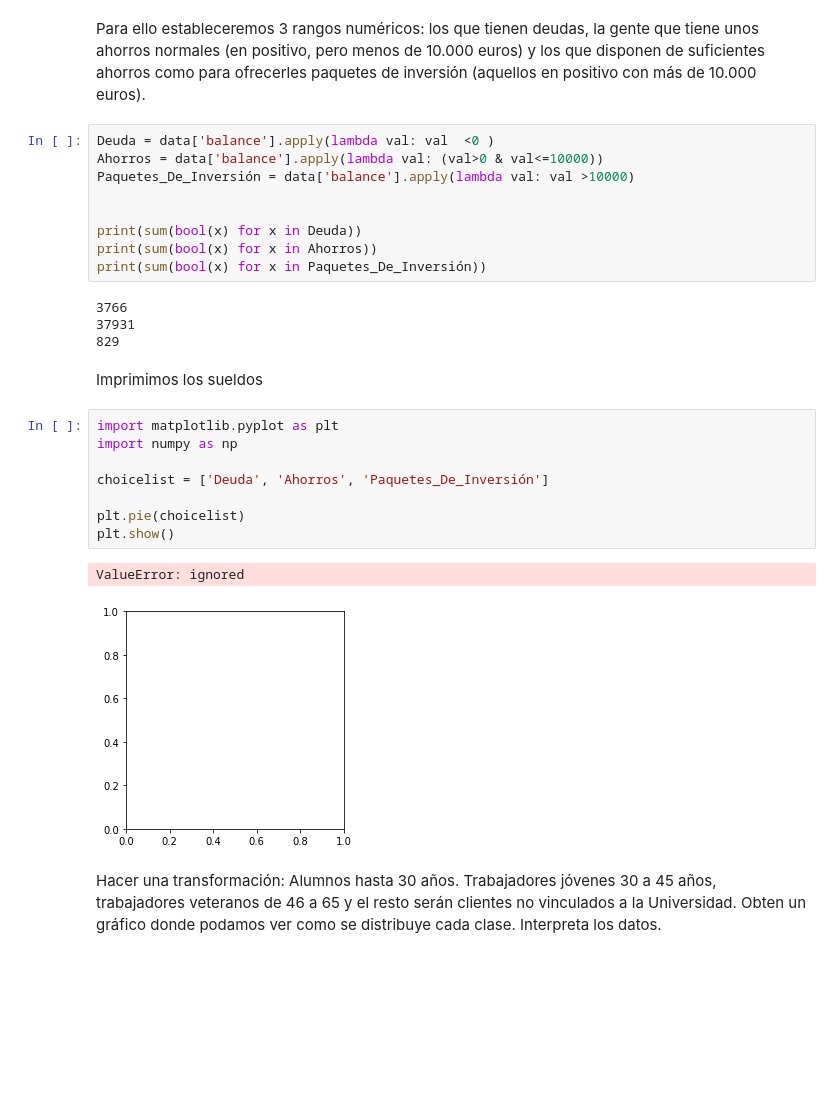
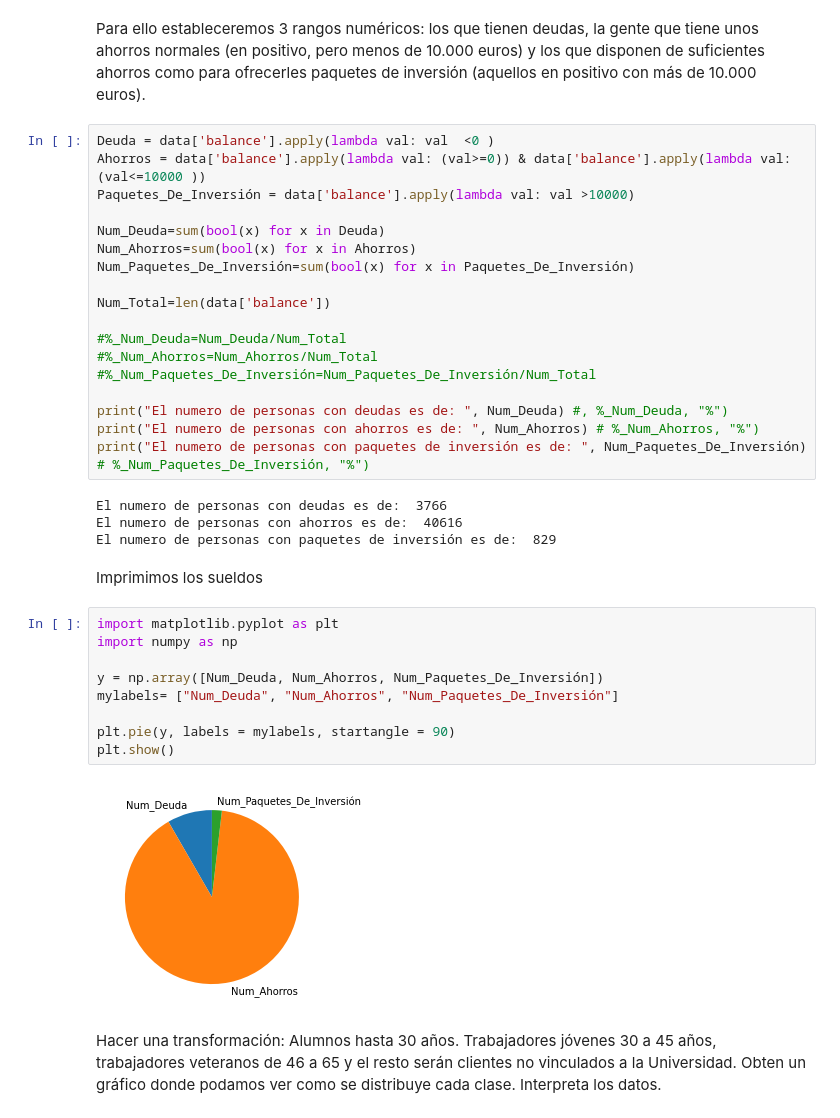
Before and after one commit to javierarteagapuell/deeplearning, a Jupyter notebook: Ejercicio2.ipynb, the cells around one changed output. Drawn from its saved outputs; the diff is of its cells as text; blank space fills up the shorter version.

```diff
--- a/Ejercicio2.ipynb
+++ b/Ejercicio2.ipynb
@@ -109,30 +109,39 @@ unos ahorros normales (en positivo, pero menos de 10.000 euros) y los que dispon
 como para ofrecerles paquetes de inversión (aquellos en positivo con más de 10.000 euros).
 # %%
 Deuda = data['balance'].apply(lambda val: val  <0 )
-Ahorros = data['balance'].apply(lambda val: (val>0 & val<=10000))
+Ahorros = data['balance'].apply(lambda val: (val>=0)) & data['balance'].apply(lambda val: (val<=10000 ))
 Paquetes_De_Inversión = data['balance'].apply(lambda val: val >10000)
 
+Num_Deuda=sum(bool(x) for x in Deuda)
+Num_Ahorros=sum(bool(x) for x in Ahorros)
+Num_Paquetes_De_Inversión=sum(bool(x) for x in Paquetes_De_Inversión)
 
-print(sum(bool(x) for x in Deuda))
-print(sum(bool(x) for x in Ahorros))
-print(sum(bool(x) for x in Paquetes_De_Inversión))
+Num_Total=len(data['balance'])
+
+#%_Num_Deuda=Num_Deuda/Num_Total
+#%_Num_Ahorros=Num_Ahorros/Num_Total
+#%_Num_Paquetes_De_Inversión=Num_Paquetes_De_Inversión/Num_Total
+
+print("El numero de personas con deudas es de: ", Num_Deuda) #, %_Num_Deuda, "%")
+print("El numero de personas con ahorros es de: ", Num_Ahorros) # %_Num_Ahorros, "%")
+print("El numero de personas con paquetes de inversión es de: ", Num_Paquetes_De_Inversión) # %_Num_Paquetes_De_Inversión, "%")
 # %% [output]
-3766
-37931
-829
+El numero de personas con deudas es de:  3766
+El numero de personas con ahorros es de:  40616
+El numero de personas con paquetes de inversión es de:  829
 # %% [markdown]
 Imprimimos los sueldos
 # %%
 import matplotlib.pyplot as plt
 import numpy as np
 
-choicelist = ['Deuda', 'Ahorros', 'Paquetes_De_Inversión']
+y = np.array([Num_Deuda, Num_Ahorros, Num_Paquetes_De_Inversión])
+mylabels= ["Num_Deuda", "Num_Ahorros", "Num_Paquetes_De_Inversión"]
 
-plt.pie(choicelist)
+plt.pie(y, labels = mylabels, startangle = 90)
 plt.show()
 # %% [output]
-ValueError: ignored
-[figure, old version]
+[figure, new version]
 # %% [markdown]
 Hacer una transformación:
 Alumnos hasta  30  años.  Trabajadores  jóvenes
```
Also changed, not shown: parts of 7 cells of this notebook.
